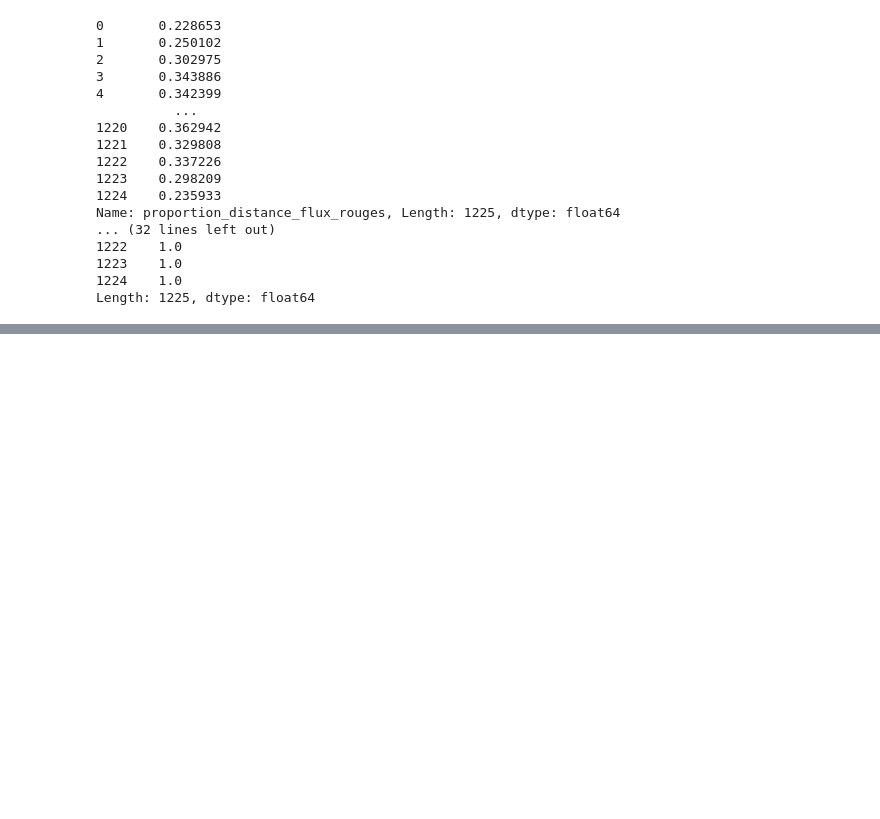
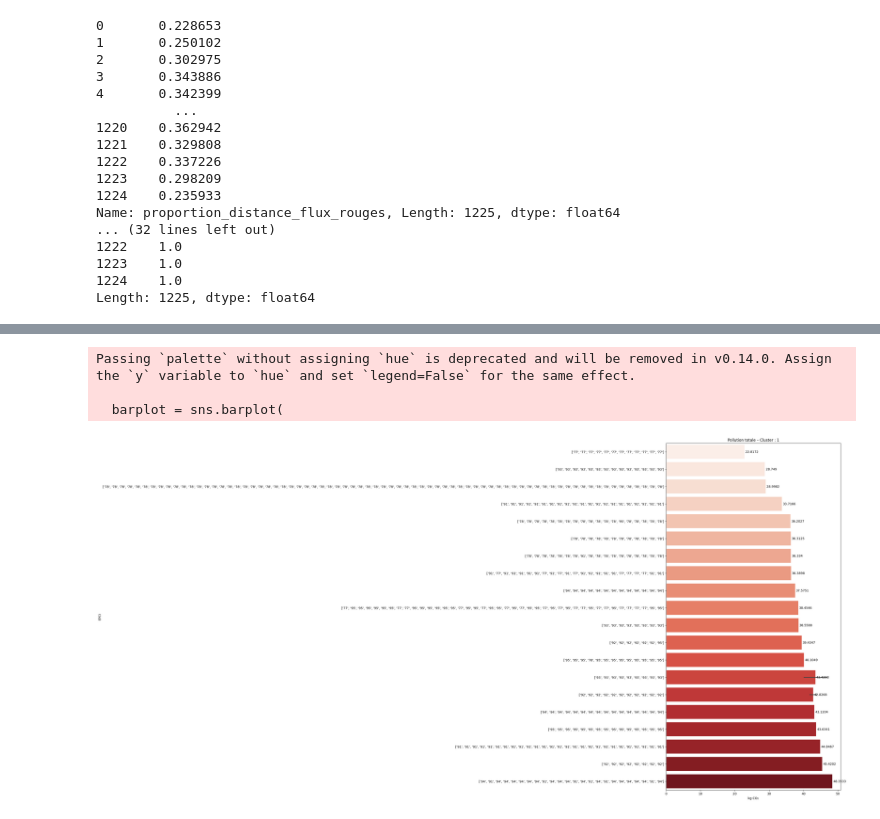
Before and after one commit to Qntouille/statapp, a Jupyter notebook: emission.ipynb, the cells around one changed output, grey strips where cells are left out. Cells and saved outputs as stored; diff of their text form; code cells hidden in the pictures; blank space fills up the shorter version.

```diff
--- a/emission.ipynb
+++ b/emission.ipynb
@@ -158,0 +236,20 @@ pollution_au_km={
+# %%
+# Aucune idée de comment vérifier l'ordre de grandeur des résultats
+
+
+# Identifier les mauvais élèves
+
+epci_features_5['pollution_totale'] = (
+    epci_features_5['pollution_flux_rouges'] + epci_features_5['pollution_flux_jaunes']
+)
+
+# Trier les EPCI par pollution totale dans chaque cluster
+mauvais_eleves_par_cluster = epci_features_5.sort_values(['cluster', 'pollution_totale'], ascending=[True, False])
+
+# Garder les 5 pires par cluster
+top_n = 5
+mauvais_eleves_par_cluster = mauvais_eleves_par_cluster.groupby('cluster').head(top_n)
+
+# Affichage résumé
+cols = ['cluster', 'NOM', 'pollution_totale']
+print(mauvais_eleves_par_cluster[cols])
@@ -158,0 +274,40 @@ pollution_au_km={
+# %%
+import matplotlib.pyplot as plt
+import seaborn as sns
+
+# Choisis le cluster que tu veux visualiser
+cluster_cible = 1  # ← à adapter selon tes données
+
+# Filtrer les EPCI du cluster choisi
+subset = epci_features_5[epci_features_5['cluster'] == cluster_cible].copy()
+
+# Trier les EPCI du moins au plus polluant
+subset = subset.sort_values('pollution_totale', ascending=True)
+
+# Afficher le nom si disponible, sinon l’index
+label_col = 'INSEE_DEP'
+
+# Création du barplot
+plt.figure(figsize=(10, max(20, len(subset) * 0.3)))  # ajuste la hauteur automatiquement
+barplot = sns.barplot(
+    data=subset,
+    x='pollution_totale',
+    y=label_col,
+    palette='Reds'
+)
+
+plt.title(f"Pollution totale – Cluster : {cluster_cible}")
+plt.xlabel("kg CO₂")
+plt.ylabel("EPCI")
+
+# Affichage des valeurs sur les barres
+for container in barplot.containers:
+    barplot.bar_label(container, label_type="edge", padding=3)
+
+plt.tight_layout()
+plt.show()
+# %% [output]
+Passing `palette` without assigning `hue` is deprecated and will be removed in v0.14.0. Assign the `y` variable to `hue` and set `legend=False` for the same effect.
+
+  barplot = sns.barplot(
+[figure, added]
```
Also changed, not shown: parts of 2 cells of this notebook.
